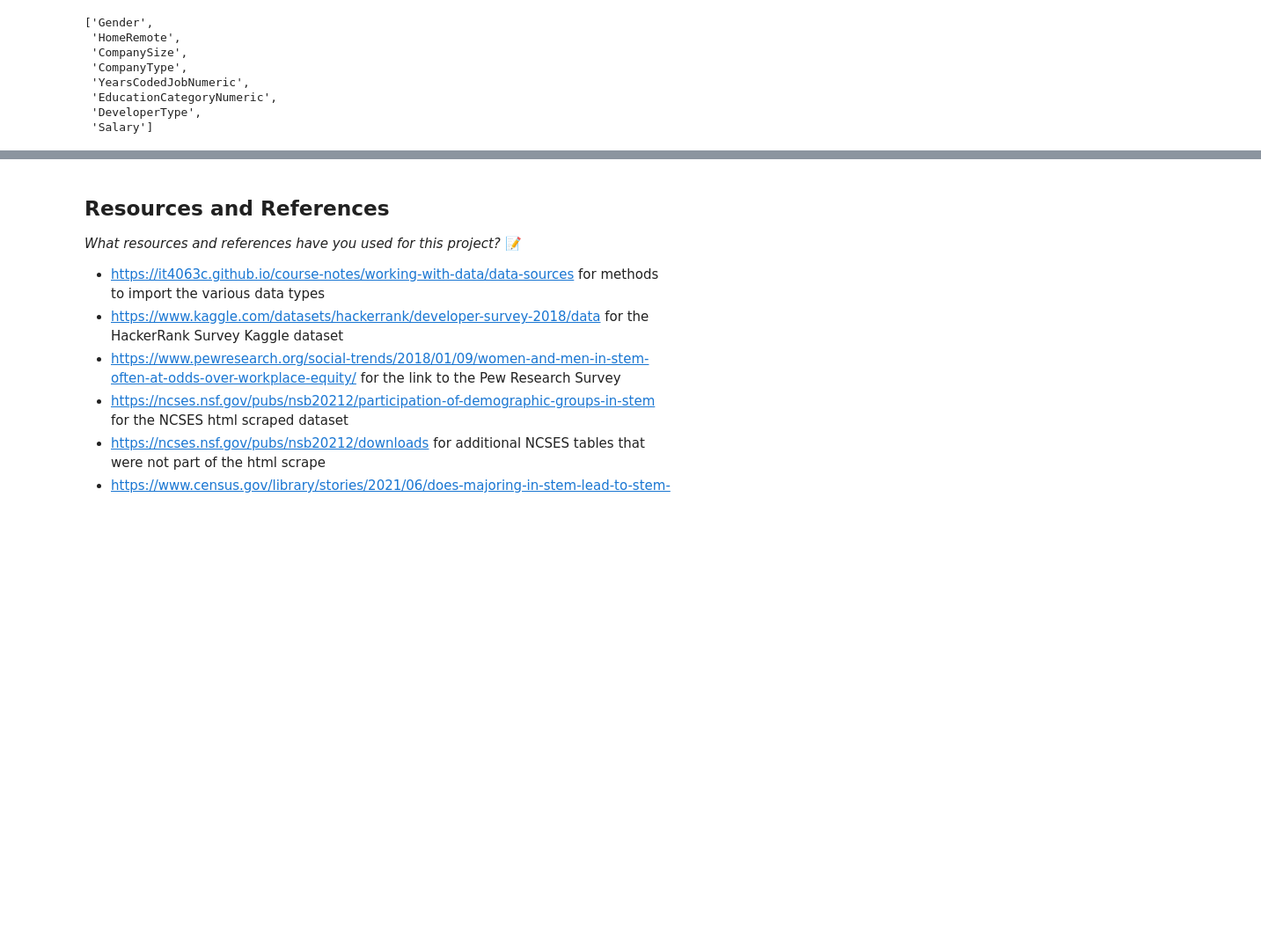
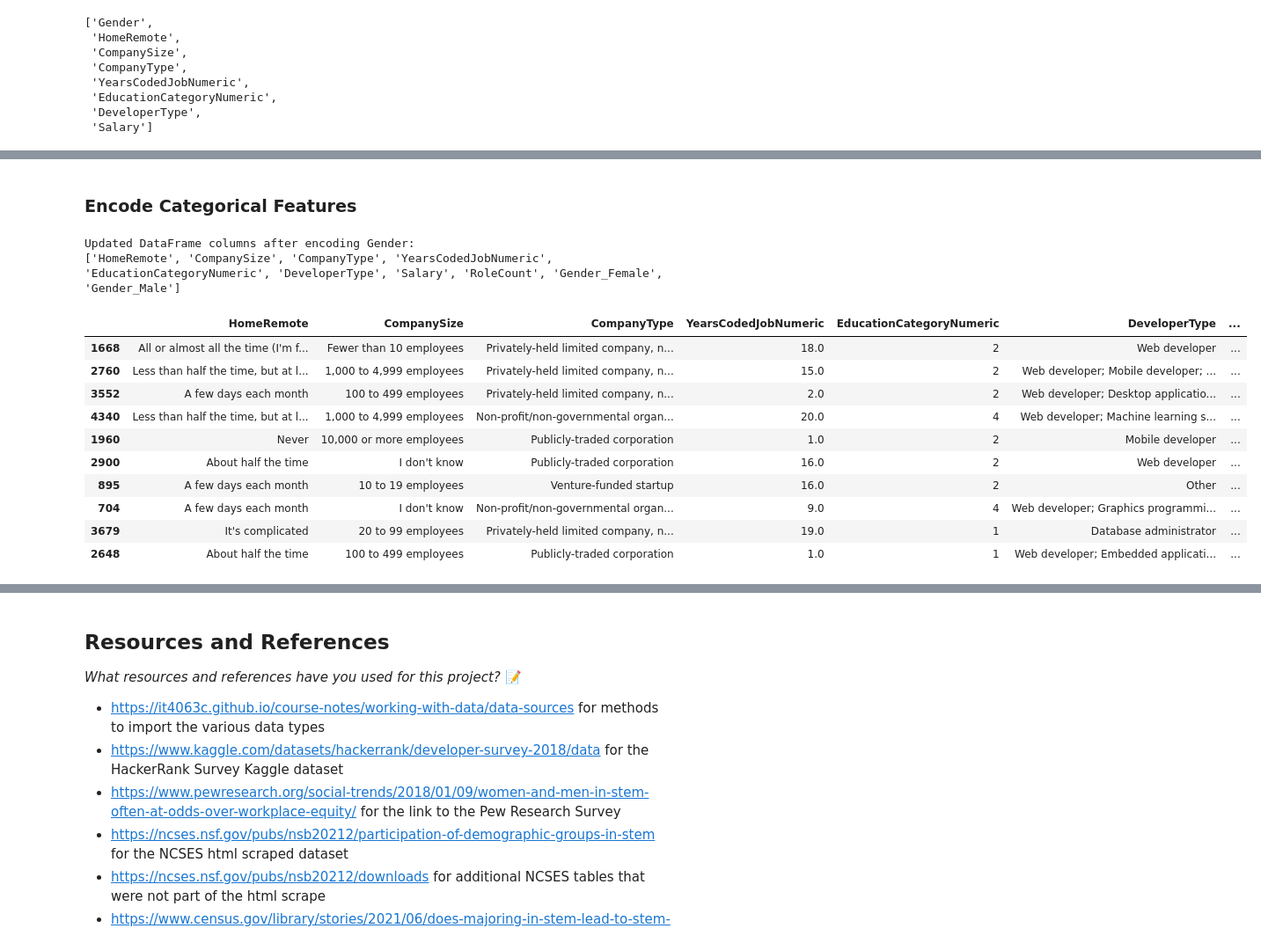
Before and after one commit to IT4063C-Fall24/final-project-yaumj, a Jupyter notebook: source.ipynb, the cells around one changed output, grey strips where cells are left out. Shown at 88% size. Cells and saved outputs as stored; diff of their text form; code cells hidden in the pictures; blank space fills up the shorter version.

Commit message:
Calculated mean, median, and count of multiple features and began the encoding process.

```diff
--- a/source.ipynb
+++ b/source.ipynb
@@ -4269,3 +4263,21 @@ display(list(stack_overflow_results_df.columns))
  'EducationCategoryNumeric',
  'DeveloperType',
  'Salary']
+# %%
+# Identify rows with multiple roles in DeveloperType
+stack_overflow_results_df['RoleCount'] = stack_overflow_results_df['DeveloperType'].apply(
+    lambda x: len(str(x).split("; ")) if pd.notna(x) else 0
+)
+
+# Filter rows with multiple roles
+multiple_roles = stack_overflow_results_df[stack_overflow_results_df['RoleCount'] > 1]
+
+# Check if any rows with multiple roles have a valid Salary
+multiple_roles_with_salary = multiple_roles[multiple_roles['Salary'].notna()]
+print(f"Number of rows with multiple DeveloperType roles and a valid Salary: {len(multiple_roles_with_salary)}")
+
+# Display a sample of rows with multiple roles and Salary
+if not multiple_roles_with_salary.empty:
+    display(multiple_roles_with_salary[['DeveloperType', 'Salary']].head())
+else:
+    print("No rows with multiple DeveloperType roles have a valid Salary.")
@@ -4271,0 +4292,47 @@ display(list(stack_overflow_results_df.columns))
+# %% [markdown]
+### Encode Categorical Features
+# %%
+# Extract the Gender column
+gender_data = stack_overflow_results_df[['Gender']]
+
+# Initialize OneHotEncoder
+one_hot_encoder = OneHotEncoder()
+
+# Fit and transform the Gender column
+gender_encoded = one_hot_encoder.fit_transform(gender_data)
+
+# Convert the encoded data to a DataFrame
+gender_encoded_df = pd.DataFrame(
+    gender_encoded.toarray(),
+    columns=one_hot_encoder.get_feature_names_out(['Gender'])
+)
+
+# Concatenate the encoded Gender columns with the main DataFrame
+encoded_stack_overflow_df = pd.concat(
+    [stack_overflow_results_df.reset_index(drop=True), gender_encoded_df],
+    axis=1
+)
+
+# Drop the original Gender column
+encoded_stack_overflow_df.drop(columns=['Gender'], inplace=True)
+
+# Display the updated DataFrame
+print("Updated DataFrame columns after encoding Gender:")
+print(list(encoded_stack_overflow_df.columns))
+
+# Preview the updated DataFrame
+display(encoded_stack_overflow_df.sample(10))
+# %% [output]
+Updated DataFrame columns after encoding Gender:
+['HomeRemote', 'CompanySize', 'CompanyType', 'YearsCodedJobNumeric', 'EducationCategoryNumeric', 'DeveloperType', 'Salary', 'RoleCount', 'Gender_Female', 'Gender_Male']
+|  | HomeRemote | CompanySize | CompanyType | YearsCodedJobNumeric | EducationCategoryNumeric | DeveloperType | ... |
+| 1668 | All or almost all the time (I'm f... | Fewer than 10 employees | Privately-held limited company, n... | 18.0 | 2 | Web developer | ... |
+| 2760 | Less than half the time, but at l... | 1,000 to 4,999 employees | Privately-held limited company, n... | 15.0 | 2 | Web developer; Mobile developer; ... | ... |
+| 3552 | A few days each month | 100 to 499 employees | Privately-held limited company, n... | 2.0 | 2 | Web developer; Desktop applicatio... | ... |
+| 4340 | Less than half the time, but at l... | 1,000 to 4,999 employees | Non-profit/non-governmental organ... | 20.0 | 4 | Web developer; Machine learning s... | ... |
+| 1960 | Never | 10,000 or more employees | Publicly-traded corporation | 1.0 | 2 | Mobile developer | ... |
+| 2900 | About half the time | I don't know | Publicly-traded corporation | 16.0 | 2 | Web developer | ... |
+| 895 | A few days each month | 10 to 19 employees | Venture-funded startup | 16.0 | 2 | Other | ... |
+| 704 | A few days each month | I don't know | Non-profit/non-governmental organ... | 9.0 | 4 | Web developer; Graphics programmi... | ... |
+| 3679 | It's complicated | 20 to 99 employees | Privately-held limited company, n... | 19.0 | 1 | Database administrator | ... |
+| 2648 | About half the time | 100 to 499 employees | Publicly-traded corporation | 1.0 | 1 | Web developer; Embedded applicati... | ... |
```
Also changed, not shown: parts of 13 cells of this notebook.
